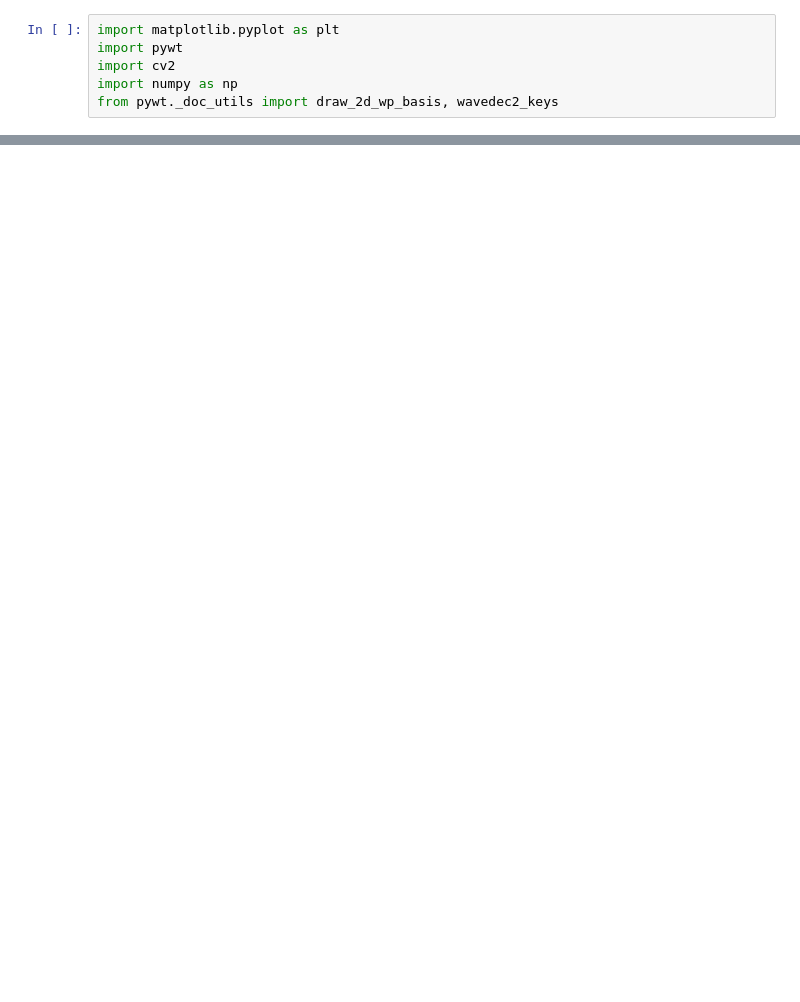
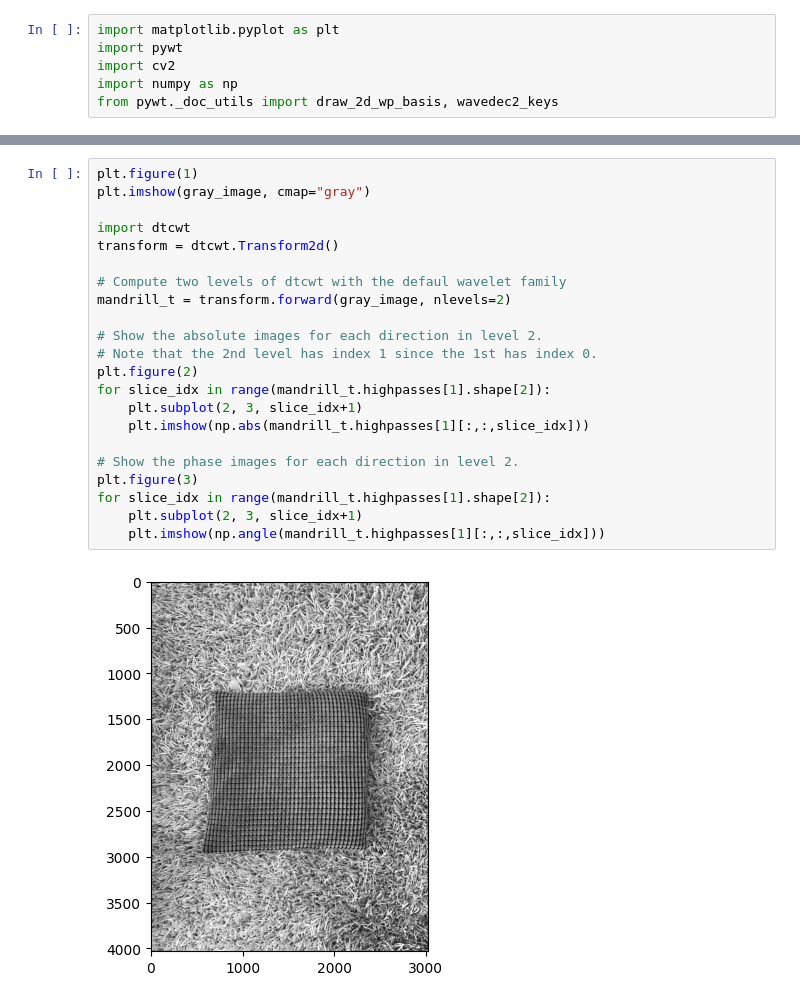
Before and after one commit to HuysArthur/texture-features-as-optimization-for-unsupervised-image-segmentation, a Jupyter notebook: wavelets.ipynb, the cells around one changed output, grey strips where cells are left out. Saved outputs shown, nothing was run; the diff lists cells and outputs as text; blank space fills up the shorter version.

```diff
--- a/wavelets.ipynb
+++ b/wavelets.ipynb
@@ -16,0 +27,24 @@ plt.show()
+# %%
+plt.figure(1)
+plt.imshow(gray_image, cmap="gray")
+
+import dtcwt
+transform = dtcwt.Transform2d()
+
+# Compute two levels of dtcwt with the defaul wavelet family
+mandrill_t = transform.forward(gray_image, nlevels=2)
+
+# Show the absolute images for each direction in level 2.
+# Note that the 2nd level has index 1 since the 1st has index 0.
+plt.figure(2)
+for slice_idx in range(mandrill_t.highpasses[1].shape[2]):
+    plt.subplot(2, 3, slice_idx+1)
+    plt.imshow(np.abs(mandrill_t.highpasses[1][:,:,slice_idx]))
+
+# Show the phase images for each direction in level 2.
+plt.figure(3)
+for slice_idx in range(mandrill_t.highpasses[1].shape[2]):
+    plt.subplot(2, 3, slice_idx+1)
+    plt.imshow(np.angle(mandrill_t.highpasses[1][:,:,slice_idx]))
+# %% [output]
+[figure, added]
```
Also changed, not shown: parts of 5 cells of this notebook, 1 other file.
